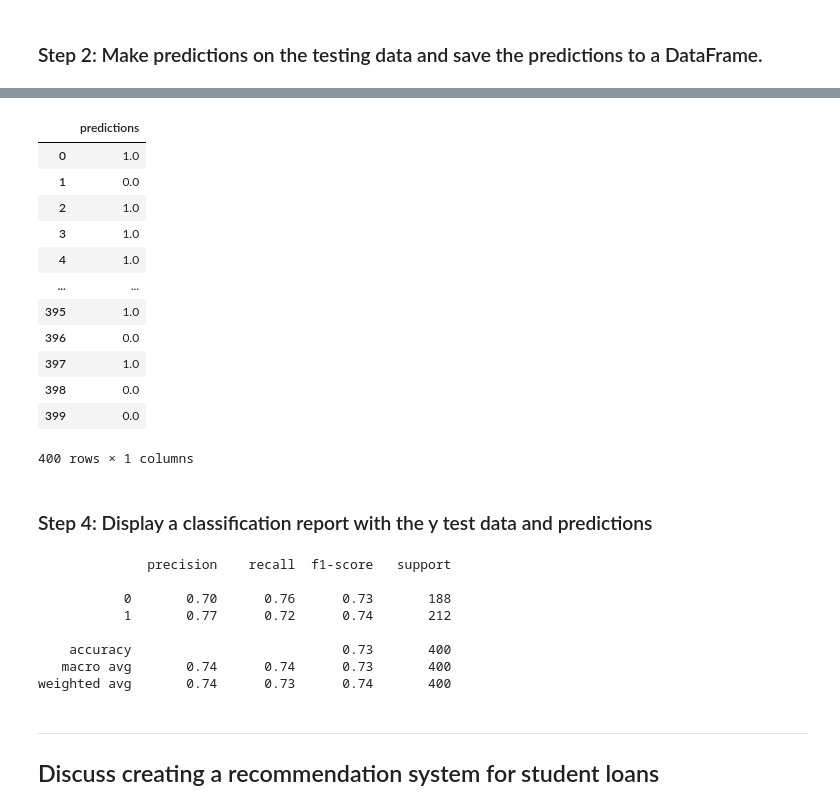
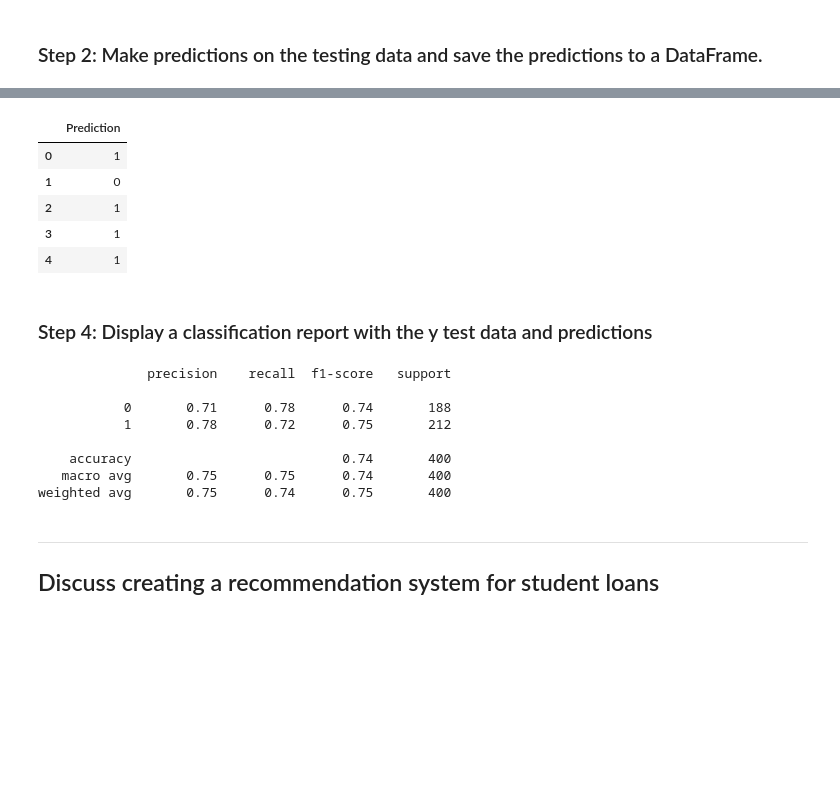
Before and after one commit to cscheese/neural-network-challenge-1, a Jupyter notebook: student_loans_with_deep_learning.ipynb, the cells around one changed output, grey strips where cells are left out. Cells and saved outputs as stored; diff of their text form; code cells hidden in the pictures; blank space fills up the shorter version.

```diff
--- a/student_loans_with_deep_learning.ipynb
+++ b/student_loans_with_deep_learning.ipynb
@@ -80,5 +83,11 @@ array([0, 0, 0, 1, 0])
 # %% [markdown]
 ### Step 3: Split the features and target sets into training and testing datasets.
 # %%
-# Split the preprocessed data into a training and testing dataset
-# Assign the function a random_state equal to 1
+# prompt: # Split the preprocessed data into a training and testing dataset
+# # Assign the function a random_state equal to 1
+
+X_train, X_test, y_train, y_test = train_test_split(X, y, test_size=0.25, random_state=1)
+
+# Checking to see the shape of the data and how it was split
+print(X_train.shape)
+print(X_test.shape)
@@ -85,13 +106,19 @@ array([0, 0, 0, 1, 0])
 # %% [markdown]
 ### Step 4: Use scikit-learn's `StandardScaler` to scale the features data.
 # %%
+# prompt: # Create a StandardScaler instance
+# # Fit the scaler to the features training dataset
+# # Fit the scaler to the features testing dataset
+
 # Create a StandardScaler instance
-
+scaler = StandardScaler()
 
 # Fit the scaler to the features training dataset
+X_scaler = scaler.fit(X_train)
 
-
-# Fit the scaler to the features training dataset
+# Scale the training and testing data
+X_train_scaled = X_scaler.transform(X_train)
+X_test_scaled = X_scaler.transform(X_test)
 # %% [markdown]
 ---
 
@@ -191,15 +239,21 @@ Loss: 0.5049149394035339, Accuracy: 0.7350000143051147
 # %% [markdown]
 ### Step 1: Reload your saved model.
 # %%
+# prompt: # Set the model's file path
+# # Load the model to a new object
+
 # Set the model's file path
-
+file_path = Path("student_loans.keras")
 
 # Load the model to a new object
+nn_imported = tf.keras.models.load_model(file_path)
 # %% [markdown]
 ### Step 2: Make predictions on the testing data and save the predictions to a DataFrame.
 # %%
-# Make predictions with the test data
+# prompt: # Make predictions with the test data
+# # Display a sample of the predictions
 
-
-# Display a sample of the predictions
+y_pred = nn_imported.predict(X_test_scaled)
+predictions_df = pd.DataFrame({"Prediction": y_pred.flatten()})
+predictions_df.head()
 # %% [output]
@@ -212,32 +267,32 @@ array([[0.63573396],
 # %%
-# Save the predictions to a DataFrame and round the predictions to binary results
+# prompt: # Save the predictions to a DataFrame and round the predictions to binary results
+
+predictions_df["Prediction"] = predictions_df["Prediction"].apply(lambda x: 1 if x >= 0.5 else 0)
+predictions_df.head()
 # %% [output]
-|  | predictions |
-| 0 | 1.0 |
-| 1 | 0.0 |
-| 2 | 1.0 |
-| 3 | 1.0 |
-| 4 | 1.0 |
-| ... | ... |
-| 395 | 1.0 |
-| 396 | 0.0 |
-| 397 | 1.0 |
-| 398 | 0.0 |
-| 399 | 0.0 |
+|  | Prediction |
+| 0 | 1 |
+| 1 | 0 |
+| 2 | 1 |
+| 3 | 1 |
+| 4 | 1 |
-400 rows × 1 columns
 # %% [markdown]
 ### Step 4: Display a classification report with the y test data and predictions
 # %%
-# Print the classification report with the y test data and predictions
+# prompt: # Print the classification report with the y test data and predictions
+
+from sklearn.metrics import classification_report
+
+print(classification_report(y_test, predictions_df["Prediction"]))
 # %% [output]
               precision    recall  f1-score   support
 
-           0       0.70      0.76      0.73       188
-           1       0.77      0.72      0.74       212
+           0       0.71      0.78      0.74       188
+           1       0.78      0.72      0.75       212
 
-    accuracy                           0.73       400
-   macro avg       0.74      0.74      0.73       400
-weighted avg       0.74      0.73      0.74       400
+    accuracy                           0.74       400
+   macro avg       0.75      0.75      0.74       400
+weighted avg       0.75      0.74      0.75       400
 # %% [markdown]
 ---
 ## Discuss creating a recommendation system for student loans
```
Also changed, not shown: parts of 17 cells of this notebook.
